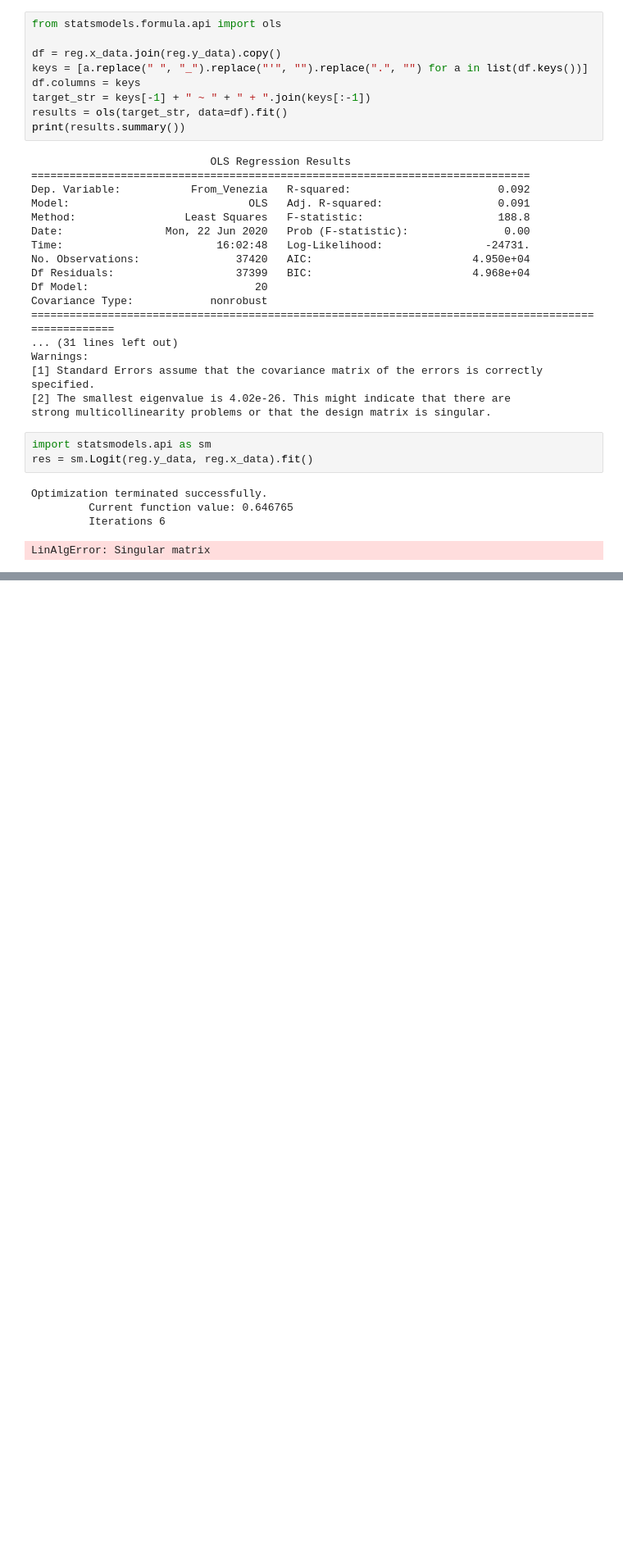
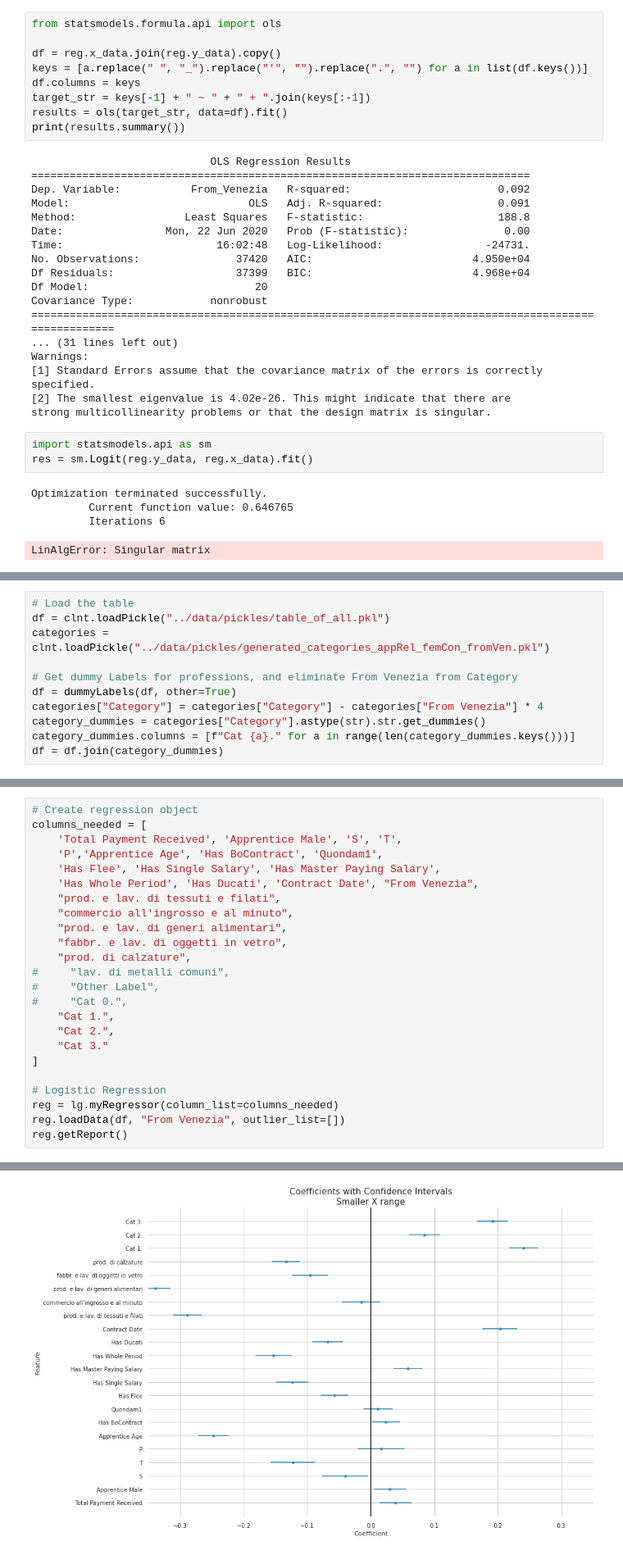
Before and after one commit to AlricRahl/Garzoni-Dataset-Exploration, a Jupyter notebook: src/Progress Notebook.ipynb, the cells around one changed output, grey strips where cells are left out. Shown at 82% size. Saved outputs shown, nothing was run; the diff lists cells and outputs as text; blank space fills up the shorter version.

Commit message:
Added testing Category as a feature in From Venezia Logistic Regression

```diff
--- a/src/Progress Notebook.ipynb
+++ b/src/Progress Notebook.ipynb
@@ -1493,0 +1496,11 @@ LinAlgError: Singular matrix
+# %%
+# Load the table
+df = clnt.loadPickle("../data/pickles/table_of_all.pkl")
+categories = clnt.loadPickle("../data/pickles/generated_categories_appRel_femCon_fromVen.pkl")
+
+# Get dummy Labels for professions, and eliminate From Venezia from Category
+df = dummyLabels(df, other=True)
+categories["Category"] = categories["Category"] - categories["From Venezia"] * 4
+category_dummies = categories["Category"].astype(str).str.get_dummies()
+category_dummies.columns = [f"Cat {a}." for a in range(len(category_dummies.keys()))]
+df = df.join(category_dummies)
@@ -1493,0 +1524,25 @@ LinAlgError: Singular matrix
+# %%
+# Create regression object
+columns_needed = [
+    'Total Payment Received', 'Apprentice Male', 'S', 'T',
+    'P','Apprentice Age', 'Has BoContract', 'Quondam1',
+    'Has Flee', 'Has Single Salary', 'Has Master Paying Salary',
+    'Has Whole Period', 'Has Ducati', 'Contract Date', "From Venezia",
+    "prod. e lav. di tessuti e filati",
+    "commercio all'ingrosso e al minuto",
+    "prod. e lav. di generi alimentari",
+    "fabbr. e lav. di oggetti in vetro",
+    "prod. di calzature",
+#     "lav. di metalli comuni",
+#     "Other Label",
+#     "Cat 0.",
+    "Cat 1.",
+    "Cat 2.",
+    "Cat 3."
+]
+
+# Logistic Regression
+reg = lg.myRegressor(column_list=columns_needed)
+reg.loadData(df, "From Venezia", outlier_list=[])
+reg.getReport()
+# %% [output]
@@ -1493,0 +1566 @@ LinAlgError: Singular matrix
+[figure, added]
```
Also changed, not shown: parts of 6 cells of this notebook.
